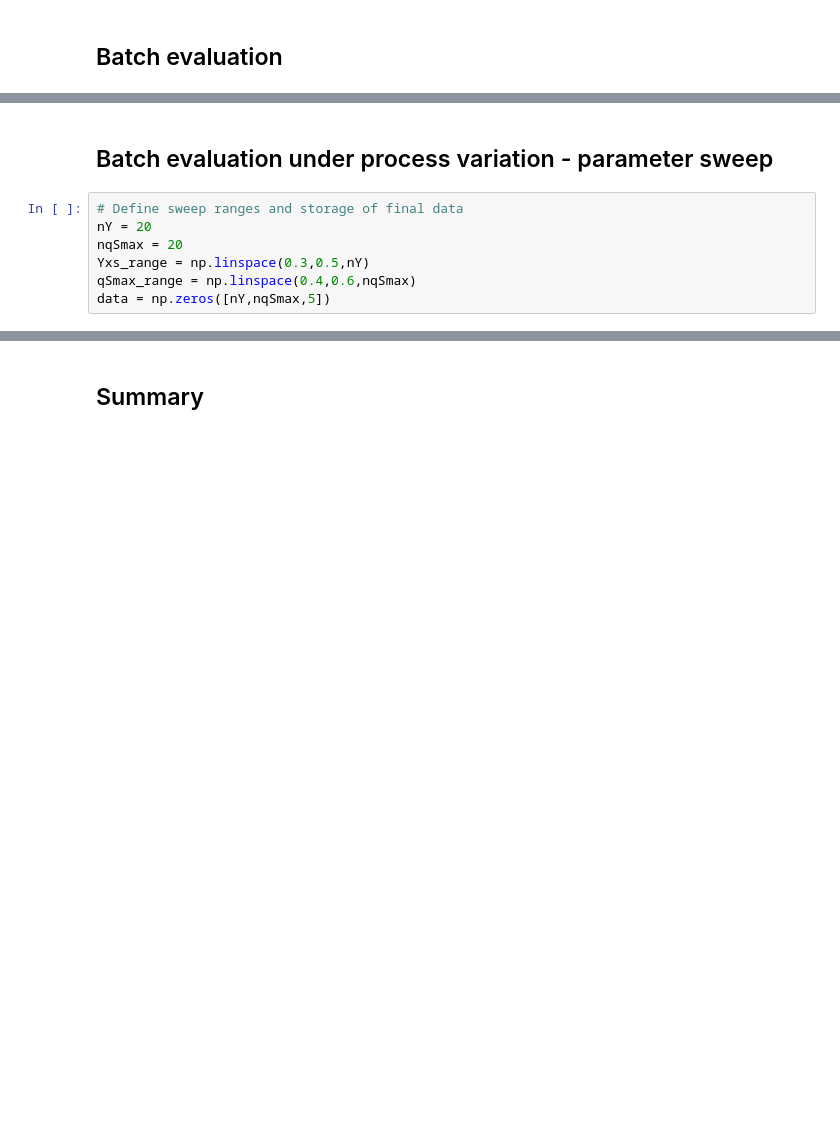
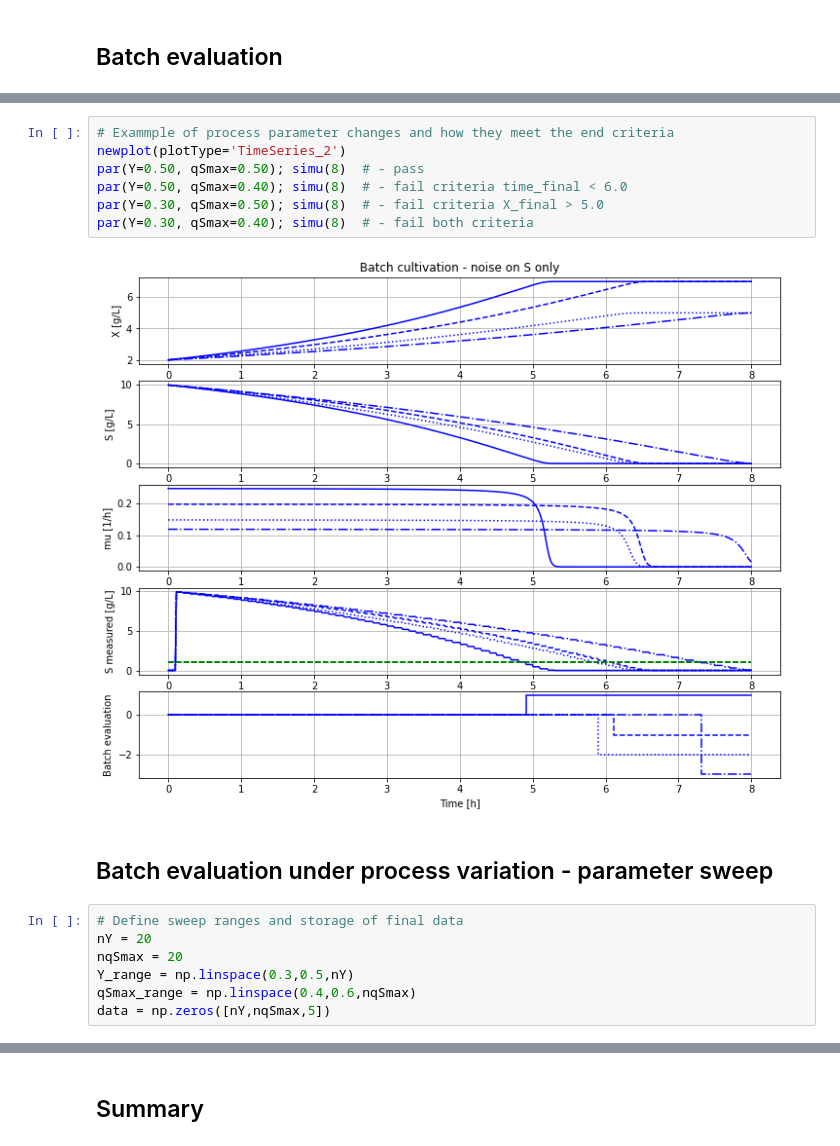
Before and after one commit to janpeter19/BPL_TEST2_Batch_design_space, a Jupyter notebook: BPL_TEST2_Batch_design_space.ipynb, the cells around one changed output, grey strips where cells are left out. Saved outputs shown, nothing was run; the diff lists cells and outputs as text; blank space fills up the shorter version.

```diff
--- a/BPL_TEST2_Batch_design_space.ipynb
+++ b/BPL_TEST2_Batch_design_space.ipynb
@@ -32,10 +37,19 @@ for value in [1,2,3,4,5]: par(seed=value); simu(8)
+# %%
+# Exammple of process parameter changes and how they meet the end criteria
+newplot(plotType='TimeSeries_2')
+par(Y=0.50, qSmax=0.50); simu(8)  # - pass
+par(Y=0.50, qSmax=0.40); simu(8)  # - fail criteria time_final < 6.0
+par(Y=0.30, qSmax=0.50); simu(8)  # - fail criteria X_final > 5.0
+par(Y=0.30, qSmax=0.40); simu(8)  # - fail both criteria
+# %% [output]
+[figure, added]
 # %% [markdown]
 ## Batch evaluation under process variation - parameter sweep
 # %%
 # Define sweep ranges and storage of final data
 nY = 20
 nqSmax = 20
-Yxs_range = np.linspace(0.3,0.5,nY)
+Y_range = np.linspace(0.3,0.5,nY)
 qSmax_range = np.linspace(0.4,0.6,nqSmax)
 data = np.zeros([nY,nqSmax,5])
 # %%
```
Also changed, not shown: parts of 14 cells of this notebook, 1 other file.
